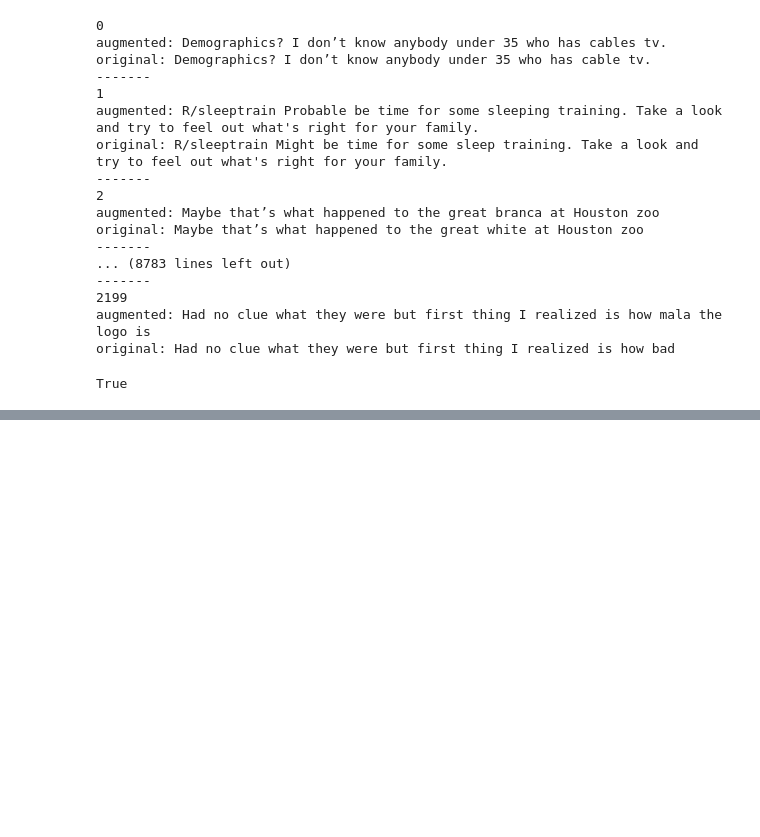
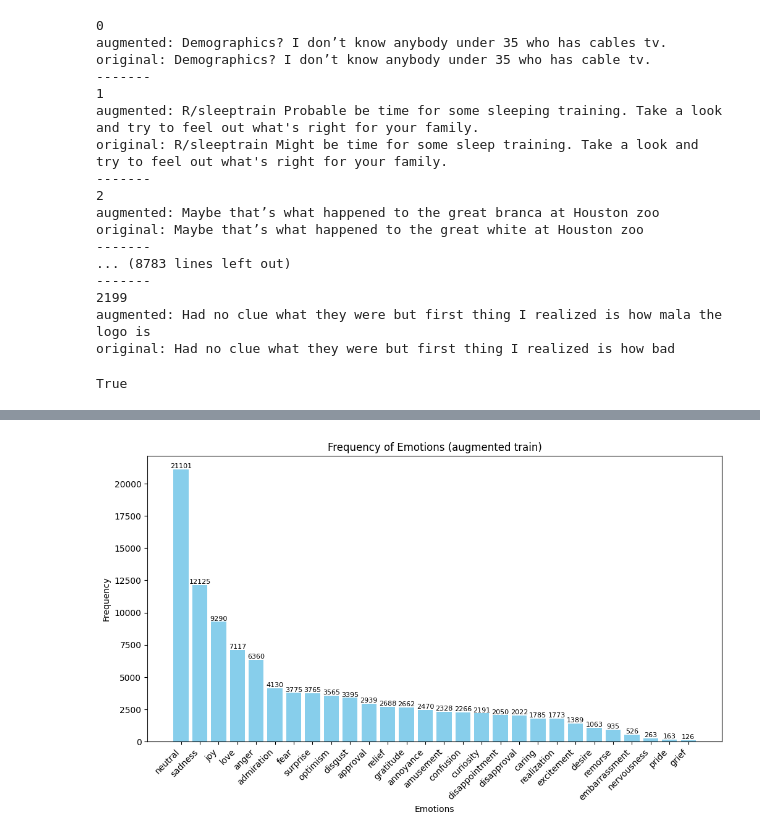
Before and after one commit to skcode0/saai, a Jupyter notebook: data_processing.ipynb, the cells around one changed output, grey strips where cells are left out. Cells and saved outputs as stored; diff of their text form; code cells hidden in the pictures; blank space fills up the shorter version.

```diff
--- a/data_processing.ipynb
+++ b/data_processing.ipynb
@@ -1399,0 +1380,6 @@ True
+# %%
+# merge and shuffle original and augmented datasets
+augmented_merged = pd.concat([train_df, augmented_train], axis=0, ignore_index=True)
+# shuffle
+augmented_merged = augmented_merged.sample(frac=1, random_state=random_state).reset_index(drop=True)
+augmented_merged
@@ -1399,0 +1400,5 @@ True
+# %%
+desc_freq = create_freq_dict(augmented_merged, go_labels, desc=True)
+plot_freq(desc_freq, "augmented train")
+# %% [output]
+[figure, added]
```
Also changed, not shown: parts of 6 cells of this notebook, 10 other files.
